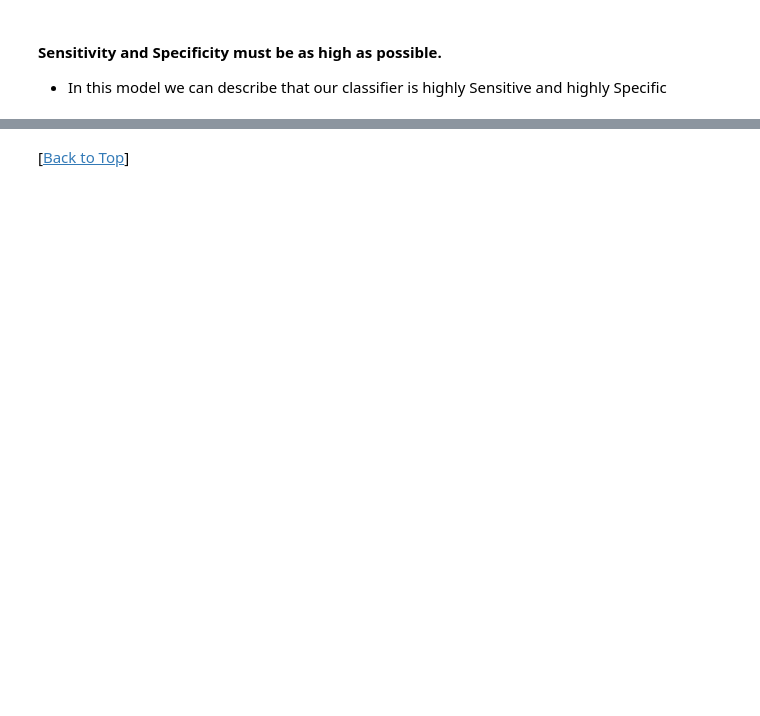
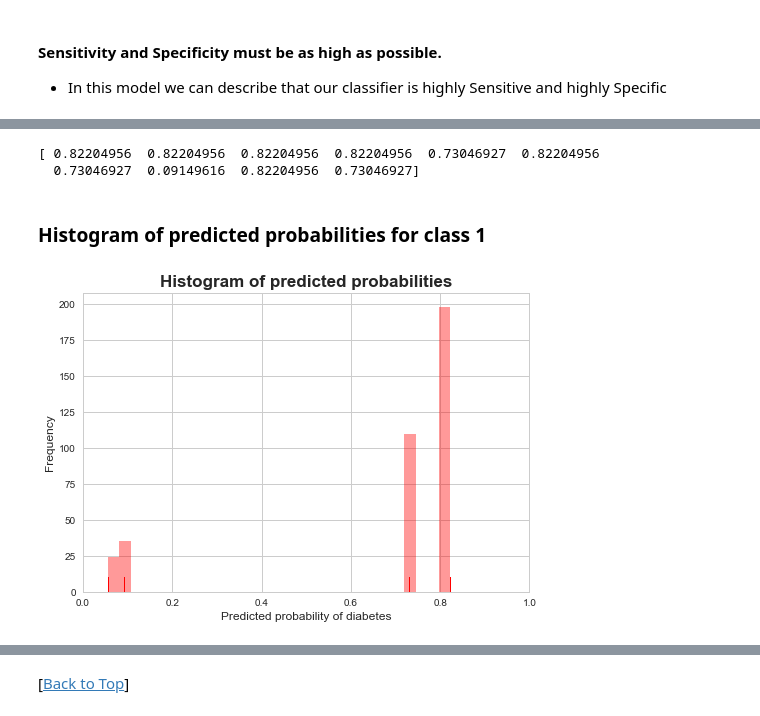
Before and after one commit to D-Satyajit/iMarticus-Projects, a Jupyter notebook: Project-II Credit Risk using Logistic Regression.ipynb, the cells around one changed output, grey strips where cells are left out. Saved outputs shown, nothing was run; the diff lists cells and outputs as text; code cells hidden in the pictures; blank space fills up the shorter version.

```diff
--- a/Python Project-II Credit Risk using SVM.ipynb
+++ b/Project-II Credit Risk using Logistic Regression.ipynb
@@ -105,6 +114,6 @@ memory usage: 62.4+ KB
 # %%
 # Importing Test Datset
-test_data = pd.read_csv("F:/Lectures/Data Science/iMarticus/Python/Project/All/Datasets/Credit_Risk_Test_Data.csv")
+test_data = pd.read_csv("F:/Lectures/Data Science/iMarticus/Python/Project/Datasets/Credit_Risk_Test_Data.csv")
 test_data = pd.DataFrame(test_data)
 test_data.shape
 # %% [output]
@@ -710,3 +768,0 @@ model = svm.SVC(kernel='linear', C=1, gamma=1) # Support Vector Classification (
-# %%
-# Fit training variables into Model
-model.fit(X_train, y_train)
@@ -758,0 +772,5 @@ array([[ 1.,  1.],
+# %%
+logreg = LogisticRegression(fit_intercept=True,C = 1e15)
+logreg.fit(X_train, y_train)
+logreg.get_params()
+logreg.decision_function(X_train)
@@ -871,0 +1028,19 @@ plt.show()
+# %%
+print (logreg.predict_proba(X_test)[0:10, 1]) # print the first 10 predicted probabilities for class 1
+y_pred_prob = logreg.predict_proba(X_test)[:, 1] # And store the predicted probabilities for class 1
+# %% [output]
+[ 0.82204956  0.82204956  0.82204956  0.82204956  0.73046927  0.82204956
+  0.73046927  0.09149616  0.82204956  0.73046927]
+# %% [markdown]
+<a id="Histogram_of_pred_prob"></a>
+### Histogram of predicted probabilities for class 1
+# %%
+# If kernel density estimate (KDE) is set to TRUE then it shows density at y-axis
+sns.distplot(y_pred_prob, color="red", kde=False, rug=True) # In this plot number of counts are shown at y-axis
+plt.xlim(0, 1)
+plt.title('Histogram of predicted probabilities', fontsize=17, fontweight='bold')
+plt.xlabel('Predicted probability of diabetes', fontsize=12)
+plt.ylabel('Frequency', fontsize=12)
+plt.show()
+# %% [output]
+[figure, added]
```
Also changed, not shown: parts of 122 cells of this notebook, 4 other files.
